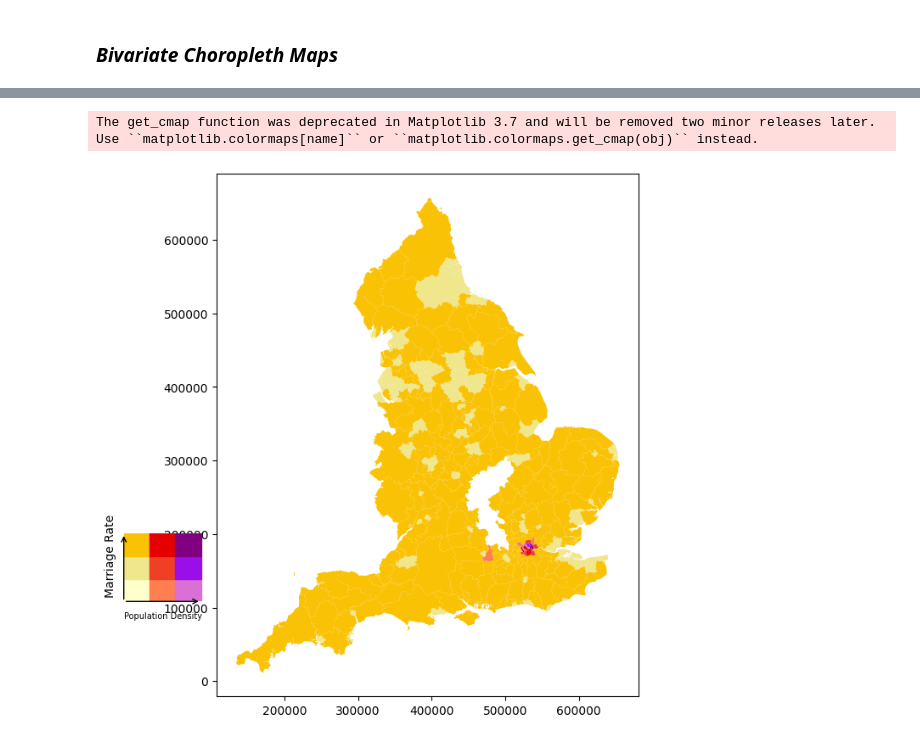
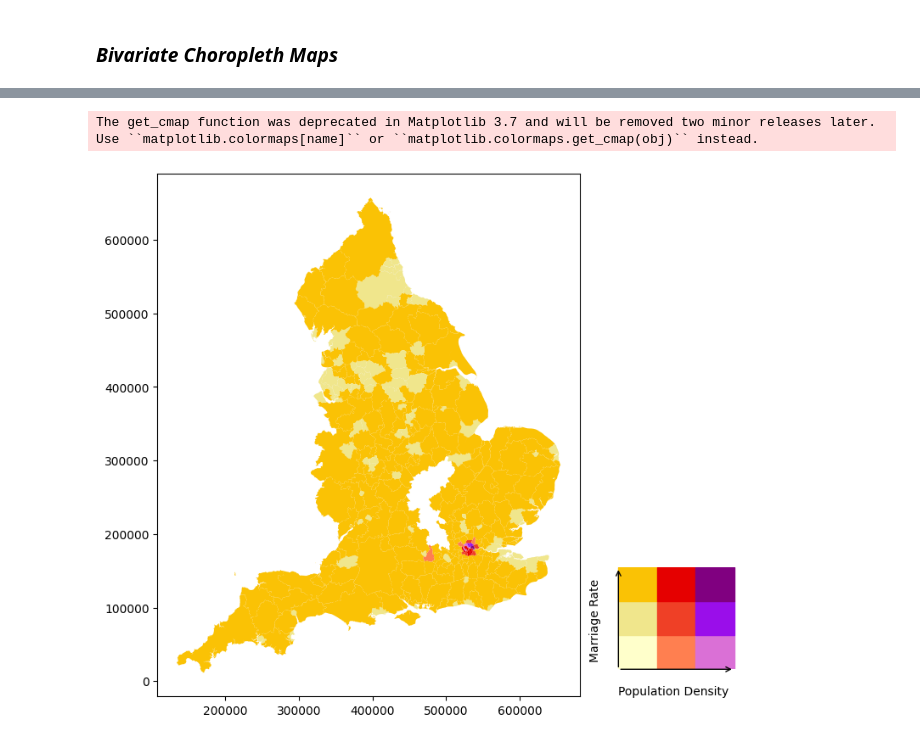
Before and after one commit to sofiabuono7/QM2, a Jupyter notebook: Copy_of_Final_Version_with_order_sorted_.ipynb, the cells around one changed output, grey strips where cells are left out. Cells and saved outputs as stored; diff of their text form; code cells hidden in the pictures.

```diff
--- a/Copy_of_Final_Version_with_order_sorted_.ipynb
+++ b/Copy_of_Final_Version_with_order_sorted_.ipynb
@@ -714,6 +708,9 @@ Results of the Breusch-Pagan Test Model 1 Transformed
 # %% [markdown]
 OLS Regression Analysis: Marriage Rate, IMD Rank, Religious Rate
 # %%
+scaler = StandardScaler()
+overall_data_scaled['cubed_marriage_rate'] = scaler.fit_transform(overall_data_scaled[['cubed_marriage_rate']])
+
 imd_corr = np.round(np.corrcoef(overall_data_scaled['cubed_marriage_rate_scaled'], overall_data_scaled['imd_scaled'])[0, 1], 2)
 rel_rate_corr = np.round(np.corrcoef(overall_data_scaled['cubed_marriage_rate_scaled'], overall_data_scaled['religious_rate_scaled'])[0, 1], 2)
 
@@ -1809,7 +1802,7 @@ color_sets = {
     'pink-blue':   ['#e8e8e8', '#ace4e4', '#5ac8c8', '#dfb0d6', '#a5add3', '#5698b9', '#be64ac', '#8c62aa', '#3b4994'],
     'teal-red':    ['#e8e8e8', '#e4acac', '#c85a5a', '#b0d5df', '#ad9ea5', '#985356', '#64acbe', '#627f8c', '#574249'],
     'blue-organe': ['#fef1e4', '#fab186', '#f3742d',  '#97d0e7', '#b0988c', '#ab5f37', '#18aee5', '#407b8f', '#5c473d'],
-    'yellow-green-blue': ['#FFFFCB', '#F0E68C', '#FAC205', '#FF7F50', '#EF4026', '#E50000', '#DA70D6', '#9A0EEA', '#800080']
+    'yellow-red-purple': ['#FFFFCB', '#F0E68C', '#FAC205', '#FF7F50', '#EF4026', '#E50000', '#DA70D6', '#9A0EEA', '#800080']
 }
 # %%
 overall_data = overall_data.merge(gdf, left_on='district_code', right_on='lad19cd')
@@ -1826,8 +1819,8 @@ fig, ax = plt.subplots(1, 1)
 
 cmap = plt.cm.get_cmap('RdBu')
 
-# Choose a color set
-color_set = color_sets['yellow-green-blue']
+# set color
+color_set = color_sets['yellow-red-purple']
 
 # Normalize the IMD data to suit range of the color set
 imd_norm = ((merged_data['imd'] - merged_data['imd'].min()) / (merged_data['imd'].max() - merged_data['imd'].min()) * (len(color_set) - 1)).astype(int)
@@ -1838,7 +1831,7 @@ colors = [color_set[max(imd_norm.iloc[i], marriage_norm.iloc[i])] for i in range
 merged_data['geometry'].plot(ax=ax, color=colors)
 
 
-ax2 = fig.add_axes([0.15, 0.25, 0.1, 0.1])
+ax2 = fig.add_axes([0.8, 0.15, 0.15, 0.15])
 alpha = 1
 
 
@@ -1865,7 +1858,7 @@ fig, ax = plt.subplots(1, 1)
 cmap = plt.cm.get_cmap('RdBu')
 
 
-color_set = color_sets['yellow-green-blue']
+color_set = color_sets['yellow-red-purple']
 
 
 religious_norm = ((merged_data['religious_rate'] - merged_data['religious_rate'].min()) / (merged_data['religious_rate'].max() - merged_data['religious_rate'].min()) * (len(color_set) - 1)).astype(int)
@@ -1876,7 +1869,7 @@ colors = [color_set[max(religious_norm.iloc[i], marriage_norm.iloc[i])] for i in
 merged_data['geometry'].plot(ax=ax, color=colors)
 
 
-ax2 = fig.add_axes([0.15, 0.25, 0.1, 0.1])
+ax2 = fig.add_axes([0.8, 0.15, 0.15, 0.15])
 alpha = 1
 
 
@@ -1899,32 +1892,32 @@ The get_cmap function was deprecated in Matplotlib 3.7 and will be removed two m
 # %%
 
 fig, ax = plt.subplots(1, 1)
 
 cmap = plt.cm.get_cmap('RdBu')
 
-color_set = color_sets['yellow-green-blue']
+color_set = color_sets['yellow-red-purple']
 
 population_norm = ((merged_data['population_density'] - merged_data['population_density'].min()) / (merged_data['population_density'].max() - merged_data['population_density'].min()) * (len(color_set) - 1)).astype(int)
 
 colors = [color_set[max(population_norm.iloc[i], marriage_norm.iloc[i])] for i in range(len(merged_data))]
 
 merged_data['geometry'].plot(ax=ax, color=colors)
 
-ax2 = fig.add_axes([0.15, 0.25, 0.1, 0.1])
+ax2 = fig.add_axes([0.8, 0.15, 0.15, 0.15])
 alpha = 1
 
 for i in range(3):
     for j in range(3):
         ax2.axvspan(xmin=i/3, xmax=(i+1)/3, ymin=j/3, ymax=(j+1)/3, alpha=alpha, color=color_set[i*3+j])
 
 ax2.tick_params(axis='both', which='both', length=0)
 ax2.axis('off')
 ax2.annotate("", xy=(0, 1), xytext=(0, 0), arrowprops=dict(arrowstyle="->", lw=1))
 ax2.annotate("", xy=(1, 0), xytext=(0, 0), arrowprops=dict(arrowstyle="->", lw=1))
-ax2.text(s='Population Density', x=0, y=-0.25, fontsize=7)
+ax2.text(s='Population Density', x=0, y=-0.25)
 ax2.text(s='Marriage Rate', x=-0.25, y=0.1, rotation=90)
 
 plt.show()
 # %% [output]
 The get_cmap function was deprecated in Matplotlib 3.7 and will be removed two minor releases later. Use ``matplotlib.colormaps[name]`` or ``matplotlib.colormaps.get_cmap(obj)`` instead.
-[figure, old version]
+[figure, new version]
```
Also changed, not shown: parts of 44 cells of this notebook.
